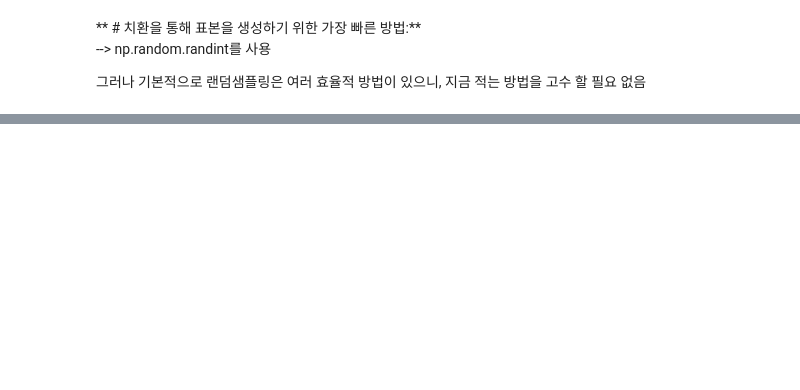
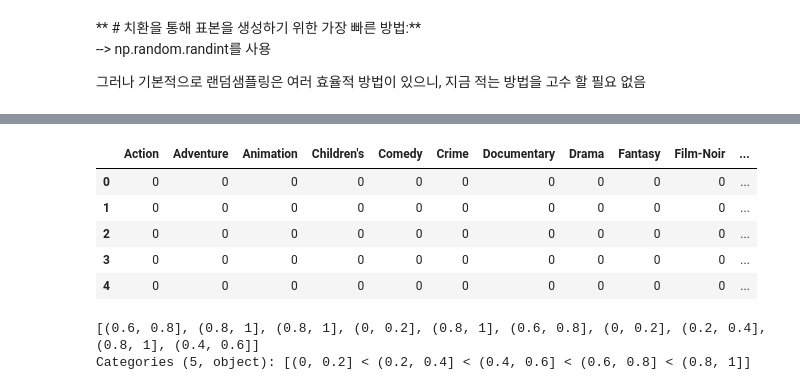
Before and after one commit to h3imdallr/TIL-datascience, a Jupyter notebook: DataPreparation.ipynb, the cells around one changed output, grey strips where cells are left out. Saved outputs shown, nothing was run; the diff lists cells and outputs as text; code cells hidden in the pictures; blank space fills up the shorter version.

Commit message:
update DataPreparation

```diff
--- a/DataPreparation.ipynb
+++ b/DataPreparation.ipynb
@@ -1186,0 +1230,6 @@ array([ 7,  4,  7,  4,  4,  6, -1, -1,  7,  7])
+# %%
+mnames = ['movie_id','title','genres']
+movies = pd.read_table('ex-pydatabook/ch02/movielens/movies.dat',sep='::',
+                       header=None, names = mnames)
+
+movies[:10]
@@ -1186,0 +1259,13 @@ array([ 7,  4,  7,  4,  4,  6, -1, -1,  7,  7])
+# %%
+# 1. movies.genres에서 x를 하나씩 추출
+# 2. x.split('|')로 나눈다. 그럼 1,2,3~ 가 되겠지
+# 3. 여기에서 다시 중복이 없게 하기 위해 set 함수를 한 번 적용
+# 4. 최종적으로 장르 generator가 생성됨
+genre_iter = (set(x.split('|')) for x in movies.genres)
+# genre_iter가 generator이기 때문에 앞에 *를 붙여주어 여러개를 받을 수 있게 해주었다.
+# 이 부분은 나도 잘 이해가 안됨..
+# generator 부분을 Python Cookbook 보면서 공부할 예정
+# 어쨋든 set.union으로 generator를 1개씩 넘겨서
+# 모두 합치고 sorted 함수로 sorting
+genres = sorted(set.union(*genre_iter))
+genres
@@ -1186,0 +1291,28 @@ array([ 7,  4,  7,  4,  4,  6, -1, -1,  7,  7])
+# %%
+dummies = DataFrame(np.zeros((len(movies), len(genres))), columns=genres)
+dummies.head()
+# %% [output]
+|  | Action | Adventure | Animation | Children's | Comedy | Crime | Documentary | Drama | Fantasy | Film-Noir | ... |
+| 0 | 0 | 0 | 0 | 0 | 0 | 0 | 0 | 0 | 0 | 0 | ... |
+| 1 | 0 | 0 | 0 | 0 | 0 | 0 | 0 | 0 | 0 | 0 | ... |
+| 2 | 0 | 0 | 0 | 0 | 0 | 0 | 0 | 0 | 0 | 0 | ... |
+| 3 | 0 | 0 | 0 | 0 | 0 | 0 | 0 | 0 | 0 | 0 | ... |
+| 4 | 0 | 0 | 0 | 0 | 0 | 0 | 0 | 0 | 0 | 0 | ... |
+# %%
+for i, gen in enumerate(movies.genres):
+    dummies.ix[i, gen.split('|')] = 1
+
+# 앞에서 한 대로 movies DataFrame과 조합하면 됨
+movies_windic = movies.join(dummies.add_prefix('Genre_'))
+#movies_windic.ix[0]
+
+#데이터가 이보다 더 크다면 다중 멤버십을 갖는 표시용 변수를 이 방법으로 생성하는 것은 그다지 빠른 방법은 아니다. 빠르게 처리하고 싶다면 DataFrame의 내부를 조작하는 저수준의 함수를 작성해서 사용해야 한다.
+#get_dummies나 cut 같은 이산 함수를 잘 조합하면 통계 애플리케이션에서 유용하게 사용
+values = np.random.rand(10)
+
+bins = [0, 0.2, 0.4, 0.6, 0.8, 1]
+pd.get_dummies(pd.cut(values, bins))
+pd.cut(values, bins)
+# %% [output]
+[(0.6, 0.8], (0.8, 1], (0.8, 1], (0, 0.2], (0.8, 1], (0.6, 0.8], (0, 0.2], (0.2, 0.4], (0.8, 1], (0.4, 0.6]]
+Categories (5, object): [(0, 0.2] < (0.2, 0.4] < (0.4, 0.6] < (0.6, 0.8] < (0.8, 1]]
```
Also changed, not shown: parts of 37 cells of this notebook.
